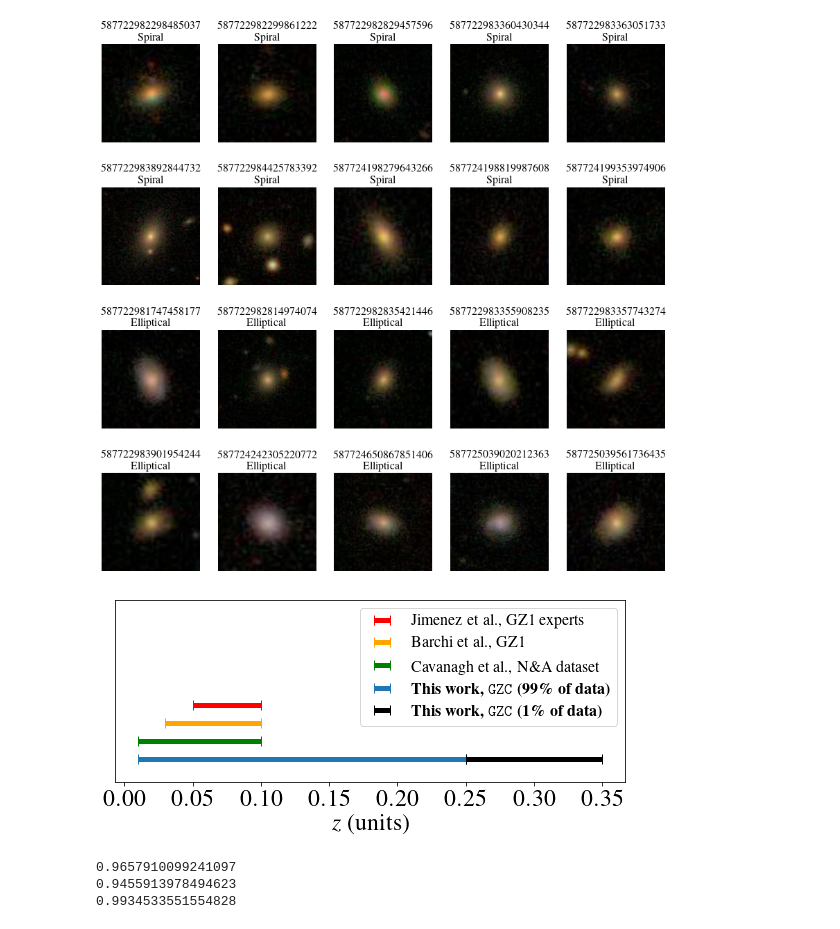
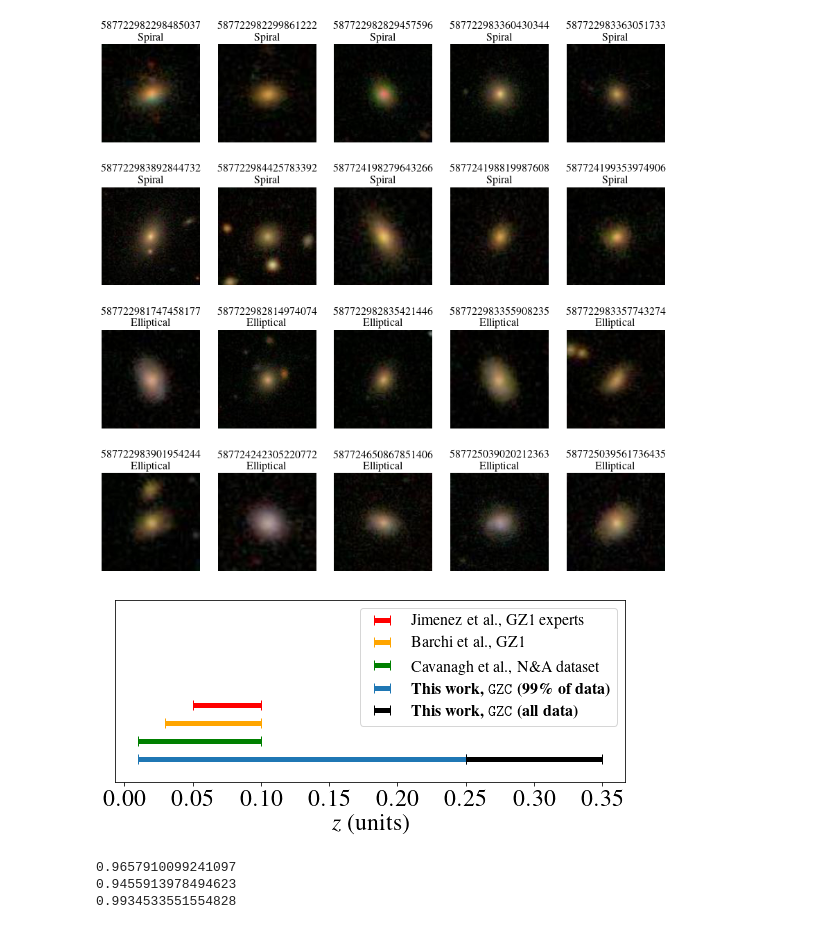
Before and after one commit to tomasmuzas/MasterThesis, a Jupyter notebook: ResultsDataAnalysis.ipynb, the cells around one changed output. Drawn from its saved outputs; the diff is of its cells as text; code cells hidden in the pictures.

Commit message:
Final graphing modiciations

```diff
--- a/ResultsDataAnalysis.ipynb
+++ b/ResultsDataAnalysis.ipynb
@@ -486,19 +486,19 @@ plt.savefig(GRAPH_PATH + "failed_galaxy_sample.pdf")
 # %%
 plt.figure(figsize=(8, 4))
 plt.errorbar([(0.05 + 0.1) / 2], [1.012], capsize=5, xerr=[(0.1 - 0.05) / 2],  linewidth=5, fmt='none', color="red", label="Jimenez et al., GZ1 experts")
 plt.errorbar([(0.03 + 0.1) / 2], [1.008], capsize=5, xerr=[(0.1 - 0.03) / 2],  linewidth=5, fmt='none', color="orange", label="Barchi et al., GZ1")
 plt.errorbar([(0.01 + 0.1) / 2], [1.004], capsize=5, xerr=[(0.1 - 0.01) / 2],  linewidth=5, fmt='none', color="green", label="Cavanagh et al., N\&A dataset")
 plt.errorbar([(0.01 + 0.25) / 2], [1.0], capsize=5, xerr=[(0.25 - 0.01) / 2], linewidth=5,  fmt='none', label="\\textbf{This work, \\texttt{GZC} (99\% of data)}")
-plt.errorbar([(0.25 + 0.35) / 2], [1.0], capsize=5, xerr=[(0.35 - 0.25) / 2], linewidth=5,  fmt='none', color="black", label="\\textbf{This work, \\texttt{GZC} (1\% of data)}")
+plt.errorbar([(0.25 + 0.35) / 2], [1.0], capsize=5, xerr=[(0.35 - 0.25) / 2], linewidth=5,  fmt='none', color="black", label="\\textbf{This work, \\texttt{GZC} (all data)}")
 plt.xlabel(REDSHIFT_AXIS_NAME)
 plt.ylim((0.995, 1.035))
 plt.yticks([])
 plt.xticks([0, 0.05, 0.1, 0.15, 0.2, 0.25, 0.3, 0.35])
 plt.tight_layout()
 plt.legend(prop={"size":16})
 plt.savefig(GRAPH_PATH + "redshift_comparison.pdf")
 # %% [output]
-[figure, old version]
+[figure, new version]
 # %%
 def get_correct_predictions(dataset):
     correct_predictions = dataset[dataset["PredictedClass"] == dataset["Class"]]
```
